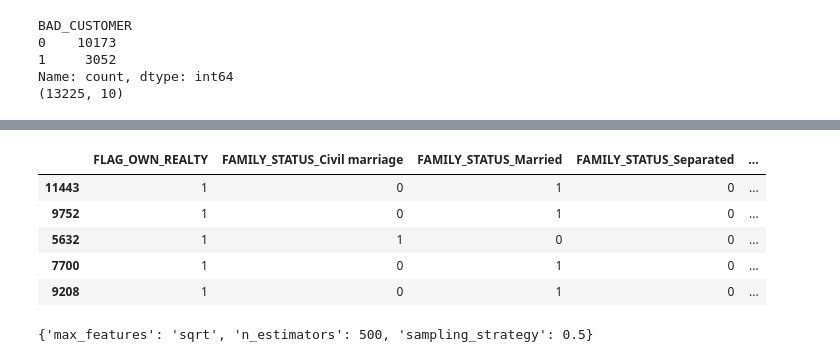
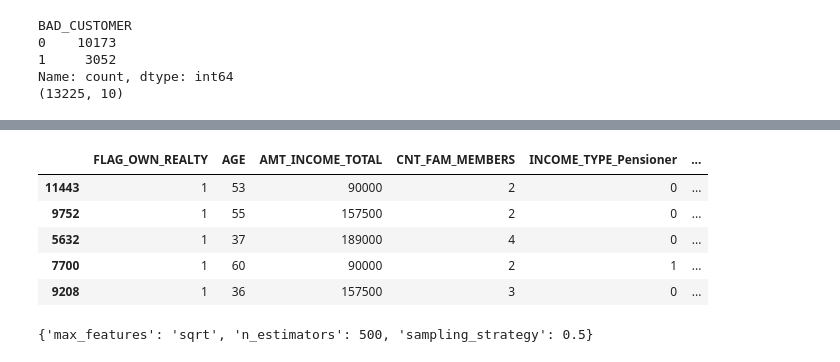
Before and after one commit to EnricoMiche1210760/prediction-of-creditworthiness-for-credit-card-issuance, a Jupyter notebook: src/main.ipynb, the cells around one changed output, grey strips where cells are left out. Cells and saved outputs as stored; diff of their text form; code cells hidden in the pictures.

```diff
--- a/src/main.ipynb
+++ b/src/main.ipynb
@@ -739,12 +826,12 @@ weighted avg       0.94      0.58      0.71      2631
 # %%
-X_train.head()
+X_train_rf.head()
 # %% [output]
-|  | FLAG_OWN_REALTY | FAMILY_STATUS_Civil marriage | FAMILY_STATUS_Married | FAMILY_STATUS_Separated | ... |
-| 11443 | 1 | 0 | 1 | 0 | ... |
-| 9752 | 1 | 0 | 1 | 0 | ... |
-| 5632 | 1 | 1 | 0 | 0 | ... |
-| 7700 | 1 | 0 | 1 | 0 | ... |
-| 9208 | 1 | 0 | 1 | 0 | ... |
+|  | FLAG_OWN_REALTY | AGE | AMT_INCOME_TOTAL | CNT_FAM_MEMBERS | INCOME_TYPE_Pensioner | ... |
+| 11443 | 1 | 53 | 90000 | 2 | 0 | ... |
+| 9752 | 1 | 55 | 157500 | 2 | 0 | ... |
+| 5632 | 1 | 37 | 189000 | 4 | 0 | ... |
+| 7700 | 1 | 60 | 90000 | 2 | 1 | ... |
+| 9208 | 1 | 36 | 157500 | 3 | 0 | ... |
 # %%
 rnd_forest = BalancedRandomForestClassifier(random_state=RANDOM_STATE,
     replacement=True, bootstrap=True, n_jobs=-1)
```
Also changed, not shown: parts of 16 cells of this notebook.
